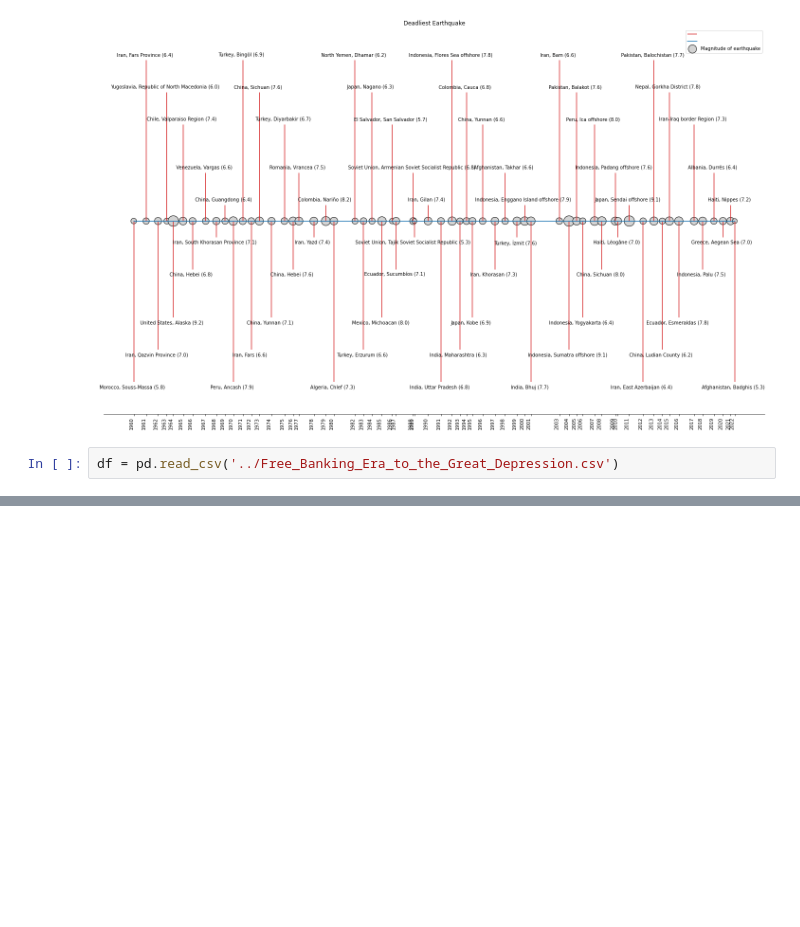
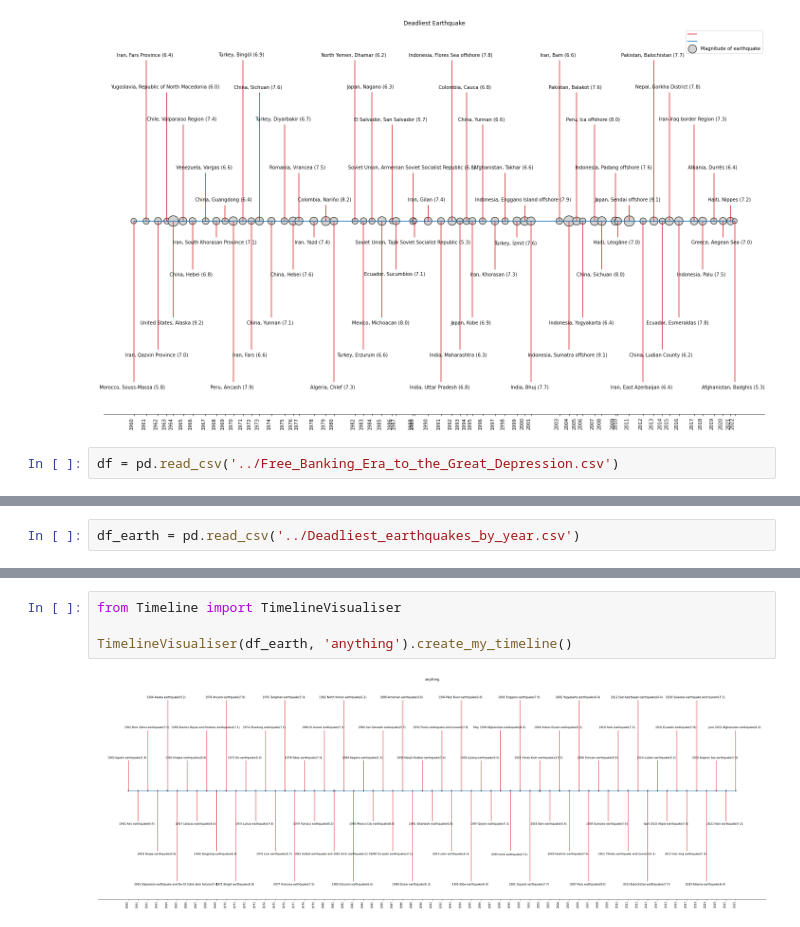
Before and after one commit to gakshat14/hist_time, a Jupyter notebook: notebooks/web_scrapper.ipynb, the cells around one changed output, grey strips where cells are left out. Drawn from its saved outputs; the diff is of its cells as text; blank space fills up the shorter version.

Commit message:
Completed visualisation script. With text length handled.

```diff
--- a/notebooks/web_scrapper.ipynb
+++ b/notebooks/web_scrapper.ipynb
@@ -184,3 +184,5 @@ df
 | 21 | Depression of 1920–1921 | January 1920 – July 1921 | 1 year 6 months | 10 months | −38.1% | −32.7% | ... |
 | 22 | 1923–1924 recession | May 1923 – June 1924 | 1 year 2 months | 2 years | −25.4% | −22.7% | ... |
 | 23 | 1926–1927 recession | October 1926 – November 1927 | 1 year 1 month | 2 years 3 months | −12.2% | −10.0% | ... |
+# %%
+df_earth = pd.read_csv('../Deadliest_earthquakes_by_year.csv')
@@ -186,0 +205,6 @@ df
+# %%
+from Timeline import TimelineVisualiser
+
+TimelineVisualiser(df_earth, 'anything').create_my_timeline()
+# %% [output]
+[figure, added]
```
Also changed, not shown: parts of 12 cells of this notebook, 6 other files.
